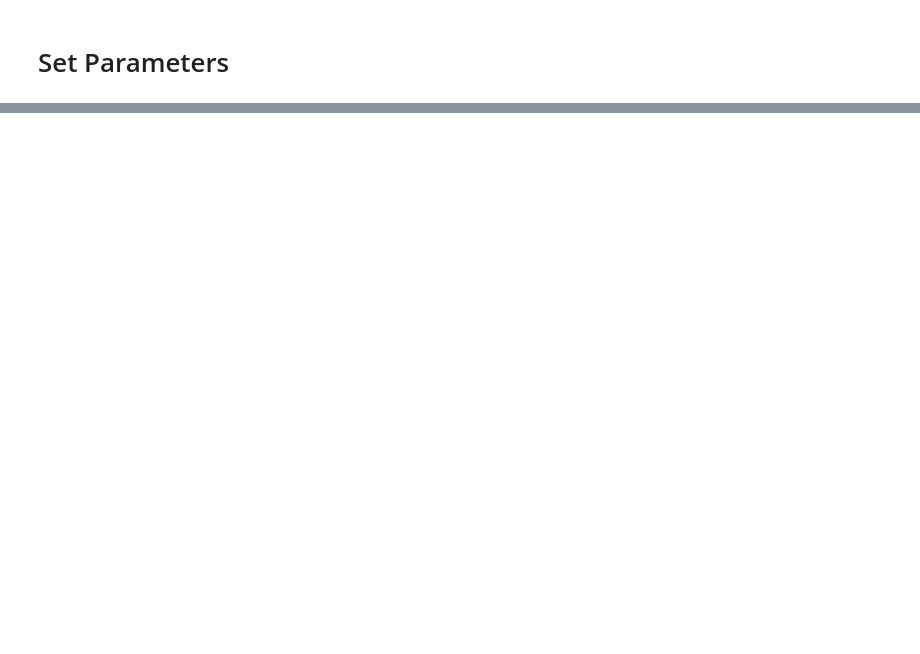
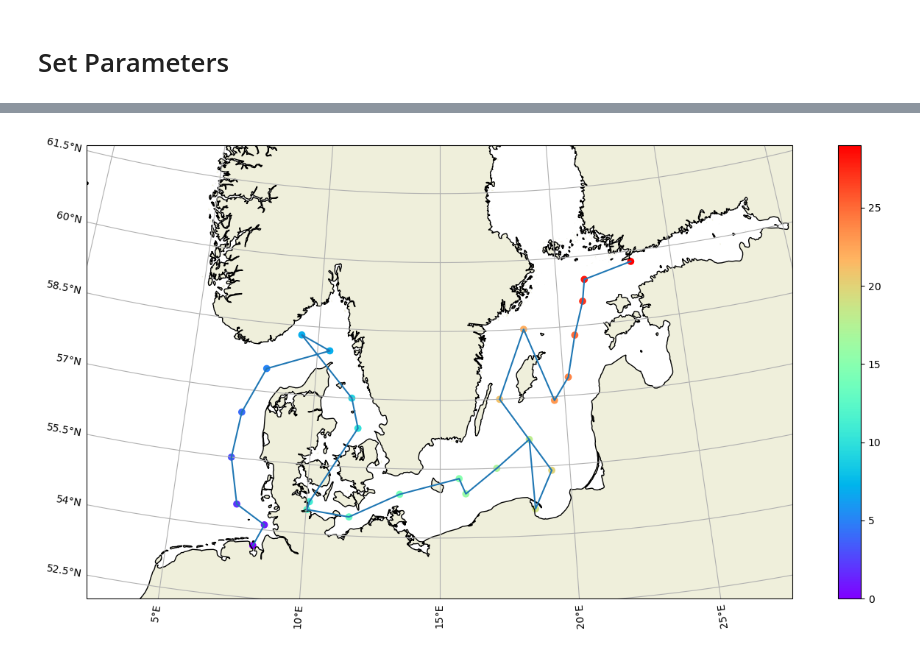
Before and after one commit to geomar-od-lagrange/2025_copepods, a Jupyter notebook: notebooks/SiteConnectivityVoronoi.ipynb, the cells around one changed output, grey strips where cells are left out. Cells and saved outputs as stored; diff of their text form; code cells hidden in the pictures; blank space fills up the shorter version.

```diff
--- a/notebooks/SiteConnectivityVoronoi.ipynb
+++ b/notebooks/SiteConnectivityVoronoi.ipynb
@@ -128,0 +161,10 @@ plt.show()
+# %%
+gdf_sorted = gdf_sample_points.sort_values("order")#.geometry.x
+fig = plt.figure(figsize=mapsize)
+ax_map = fig.add_subplot(projection=map_projection)
+basemap(ax_map)
+gdf_sample_points.plot(ax=ax_map, column="order", cmap='rainbow', legend=True)
+ax_map.plot(gdf_sorted.geometry.x, gdf_sorted.geometry.y)
+plt.show()
+# %% [output]
+[figure, added]
```
Also changed, not shown: parts of 7 cells of this notebook, 3 other files.
